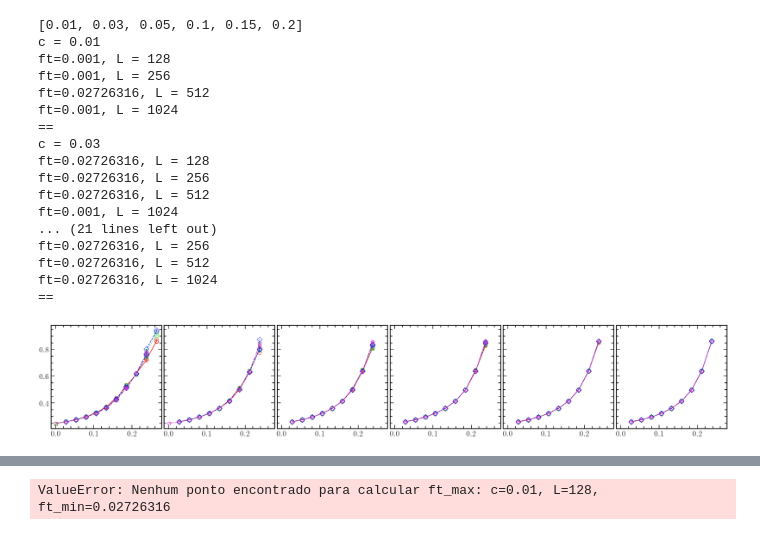
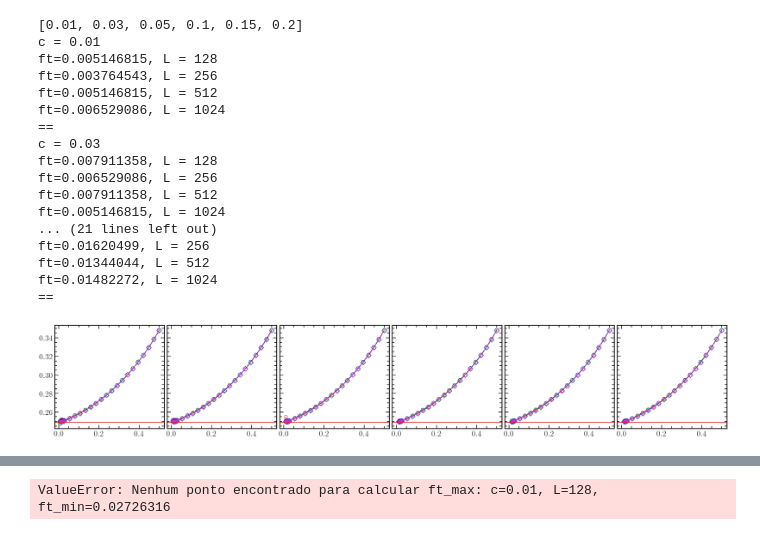
Before and after one commit to JuniorAlencar/self_organization_percolation, a Jupyter notebook: jupyter/Colors_Analysis_3D.ipynb, the cells around one changed output, grey strips where cells are left out. Drawn from its saved outputs; the diff is of its cells as text; code cells hidden in the pictures.

```diff
--- a/jupyter/Colors_Analysis_3D.ipynb
+++ b/jupyter/Colors_Analysis_3D.ipynb
@@ -47,7 +47,8 @@ df_series
 # %%
 
 L_lst = [128, 256, 512, 1024]
-ns = 4
+ns = 1
+
 #c_lst = [0.1, 0.01, 0.15, 0.2, 0.03, 0.05]
 c_lst = [0.01, 0.03, 0.05, 0.1, 0.15, 0.2]
 print(c_lst)
@@ -57,45 +58,47 @@ base = 4
 fig, axes = plt.subplots(1, len(c_lst), figsize=(len(c_lst)*base, base), constrained_layout=True, sharey='row', sharex='row')
 markers = ['o', 's', 'D', 'p']
 x_min = 0
+pc= 0.24881182
 for idx, ax in enumerate(axes.flatten()):
     c = c_lst[idx]
 
     print(f'c = {c}')
     for idx_L, L in enumerate(L_lst):
         df_d = df_series[(df_series['c']==c) & (df_series['nc']==ns) & (df_series['p0']==0.6) & (df_series['dim']==3) & (df_series['L']==L) & (df_series['stat_window']==window)]
 
         df_trunc = df_d[df_d['p_mean']<=0.95]
 
         ft = df_trunc['f_T']
         p = df_trunc['p_mean']
 
         ax.plot(ft, p ,marker=markers[idx_L],label=f'$L= {L}$')
         print(f"ft={min(ft)}, L = {L}")
     print("==")
+    ax.axhline(y=pc)
 #    ax.set_xlim(xmin, xmax)
 # plt.legend()
 # plt.xlabel(f'$f_T$')
 # plt.ylabel(f'$n_s$')
 # plt.title(f'$c={c}$, $n_s={ns}$, dim$=3$')
 #plt.xlim(0,0.02)
-plt.savefig("teste.pdf")
+#plt.savefig("teste.pdf")
 plt.show()
 # %% [output]
 [0.01, 0.03, 0.05, 0.1, 0.15, 0.2]
 c = 0.01
-ft=0.001, L = 128
-ft=0.001, L = 256
-ft=0.02726316, L = 512
-ft=0.001, L = 1024
+ft=0.005146815, L = 128
+ft=0.003764543, L = 256
+ft=0.005146815, L = 512
+ft=0.006529086, L = 1024
 ==
 c = 0.03
-ft=0.02726316, L = 128
-ft=0.02726316, L = 256
-ft=0.02726316, L = 512
-ft=0.001, L = 1024
+ft=0.007911358, L = 128
+ft=0.006529086, L = 256
+ft=0.007911358, L = 512
+ft=0.005146815, L = 1024
 ... (21 lines left out)
-ft=0.02726316, L = 256
-ft=0.02726316, L = 512
-ft=0.02726316, L = 1024
+ft=0.01620499, L = 256
+ft=0.01344044, L = 512
+ft=0.01482272, L = 1024
 ==
-[figure, old version]
+[figure, new version]
```
Also changed, not shown: parts of 20 cells of this notebook, 1 other file.
